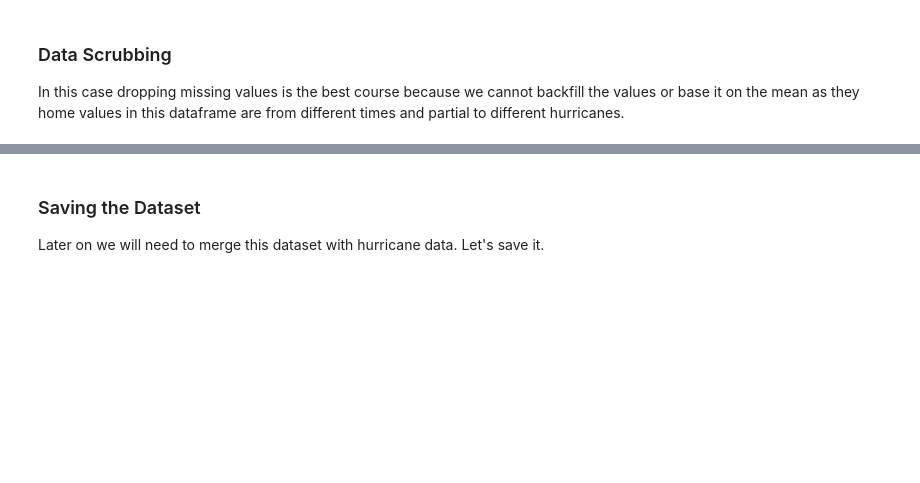
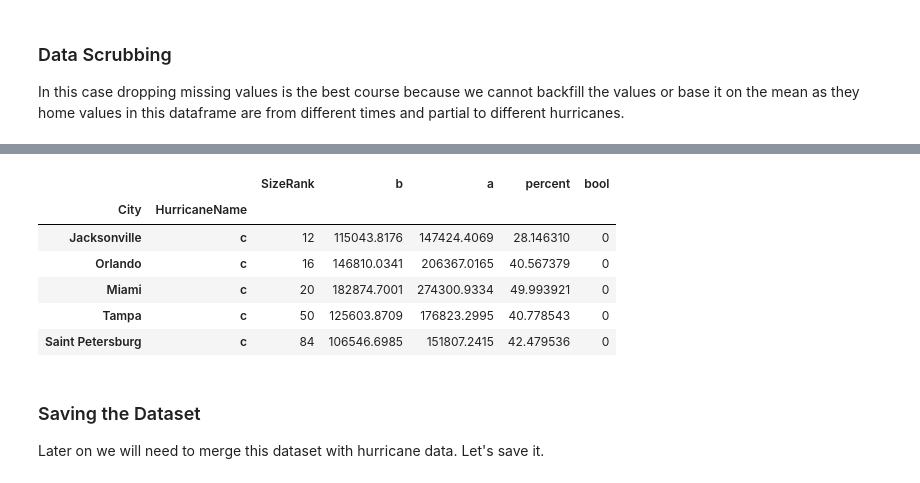
Before and after one commit to SSGrasland/Modeling-Hurricane-Impact-on-Florida-Real-Estate-Value-, a Jupyter notebook: 2a. Housing Data.ipynb, the cells around one changed output, grey strips where cells are left out. Saved outputs shown, nothing was run; the diff lists cells and outputs as text; code cells hidden in the pictures; blank space fills up the shorter version.

Commit message:
converting to wide from long

```diff
--- a/2a. Housing Data.ipynb
+++ b/2a. Housing Data.ipynb
@@ -298,11 +298,11 @@ Using the Q3 cutoff value a column will be engineered stating if 'True' there wa
 #1 = True
 #0 = False
 
-h1['boolc'] = np.where(h1['percentc'] >= 51, 1, 0)
-h1['boold'] = np.where(h1['percentd'] >= 58, 1, 0)
-h1['boolma'] = np.where(h1['percentma'] >= 23, 1, 0)
-h1['boolir'] = np.where(h1['percentir'] >= 21, 1, 0)
-h1['boolmi'] = np.where(h1['percentmi'] >= 17, 1, 0)
+h1['bool_c'] = np.where(h1['percent_c'] >= 51, 1, 0)
+h1['bool_d'] = np.where(h1['percent_d'] >= 58, 1, 0)
+h1['bool_ma'] = np.where(h1['percent_ma'] >= 23, 1, 0)
+h1['bool_ir'] = np.where(h1['percent_ir'] >= 21, 1, 0)
+h1['bool_mi'] = np.where(h1['percent_mi'] >= 17, 1, 0)
 
 #let's see how it looks
 h1.head()
@@ -339 +339,18 @@ boolmi       0
 dtype: int64
+# %%
+#Using pandas wide_to_long (https://pandas.pydata.org/docs/reference/api/pandas.wide_to_long.html)
+#j = hurricane
+#i = city
+#stubname = name of variables
+
+h1 = pd.wide_to_long(h1, stubnames = ['b', 'a', 'percent', 'bool'], i= ['City'], j= 'HurricaneName', sep = '_', suffix=r'\w+')
+# %%
+h1.head()
+# %% [output]
+|  |  | SizeRank | b | a | percent | bool |
+| City | HurricaneName |  |  |  |  |  |
+| Jacksonville | c | 12 | 115043.8176 | 147424.4069 | 28.146310 | 0 |
+| Orlando | c | 16 | 146810.0341 | 206367.0165 | 40.567379 | 0 |
+| Miami | c | 20 | 182874.7001 | 274300.9334 | 49.993921 | 0 |
+| Tampa | c | 50 | 125603.8709 | 176823.2995 | 40.778543 | 0 |
+| Saint Petersburg | c | 84 | 106546.6985 | 151807.2415 | 42.479536 | 0 |
```
Also changed, not shown: parts of 6 cells of this notebook, 3 other files.
